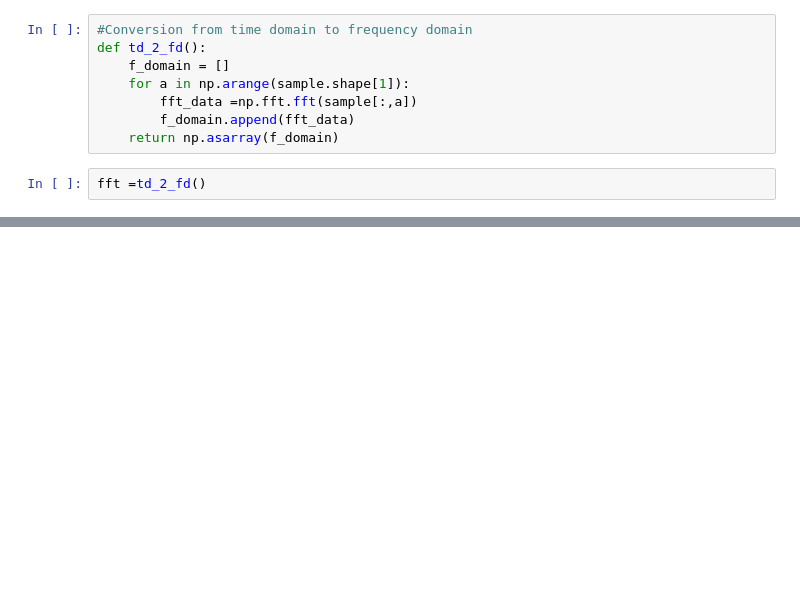
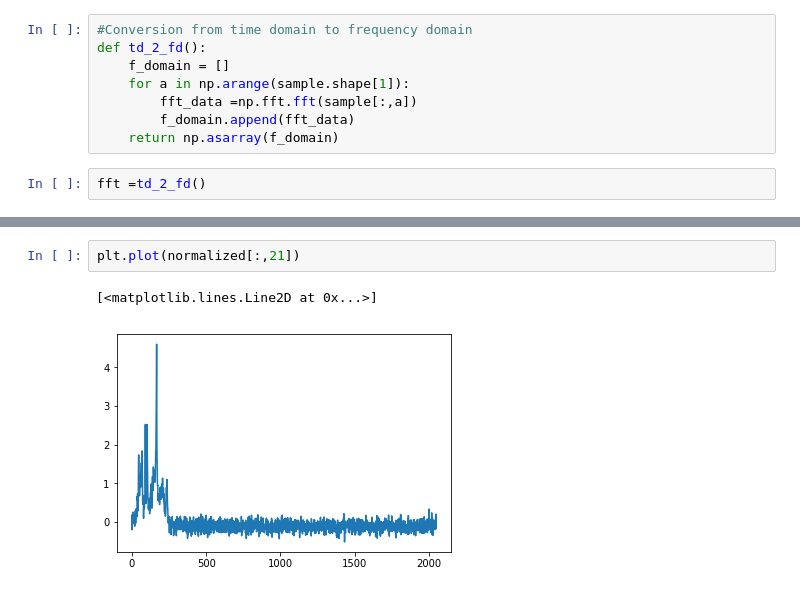
Before and after one commit to DrCod/MRS, a Jupyter notebook: notebooks/preprocess.ipynb, the cells around one changed output, grey strips where cells are left out. Cells and saved outputs as stored; diff of their text form; blank space fills up the shorter version.

```diff
--- a/notebooks/preprocess.ipynb
+++ b/notebooks/preprocess.ipynb
@@ -94,0 +111,5 @@ plt.plot(fft[:,7])
+# %%
+plt.plot(normalized[:,21])
+# %% [output]
+[<matplotlib.lines.Line2D at 0x...>]
+[figure, added]
```
Also changed, not shown: parts of 10 cells of this notebook, 22 other files.
